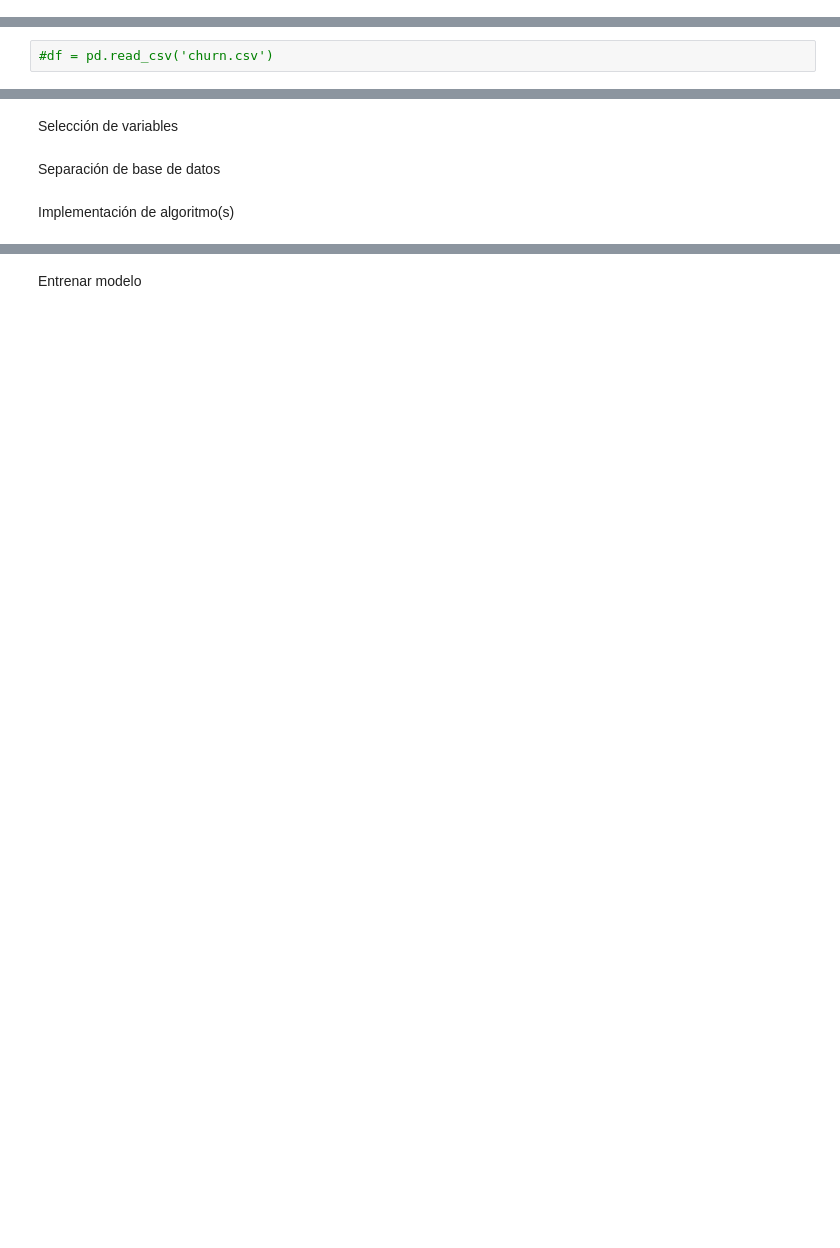
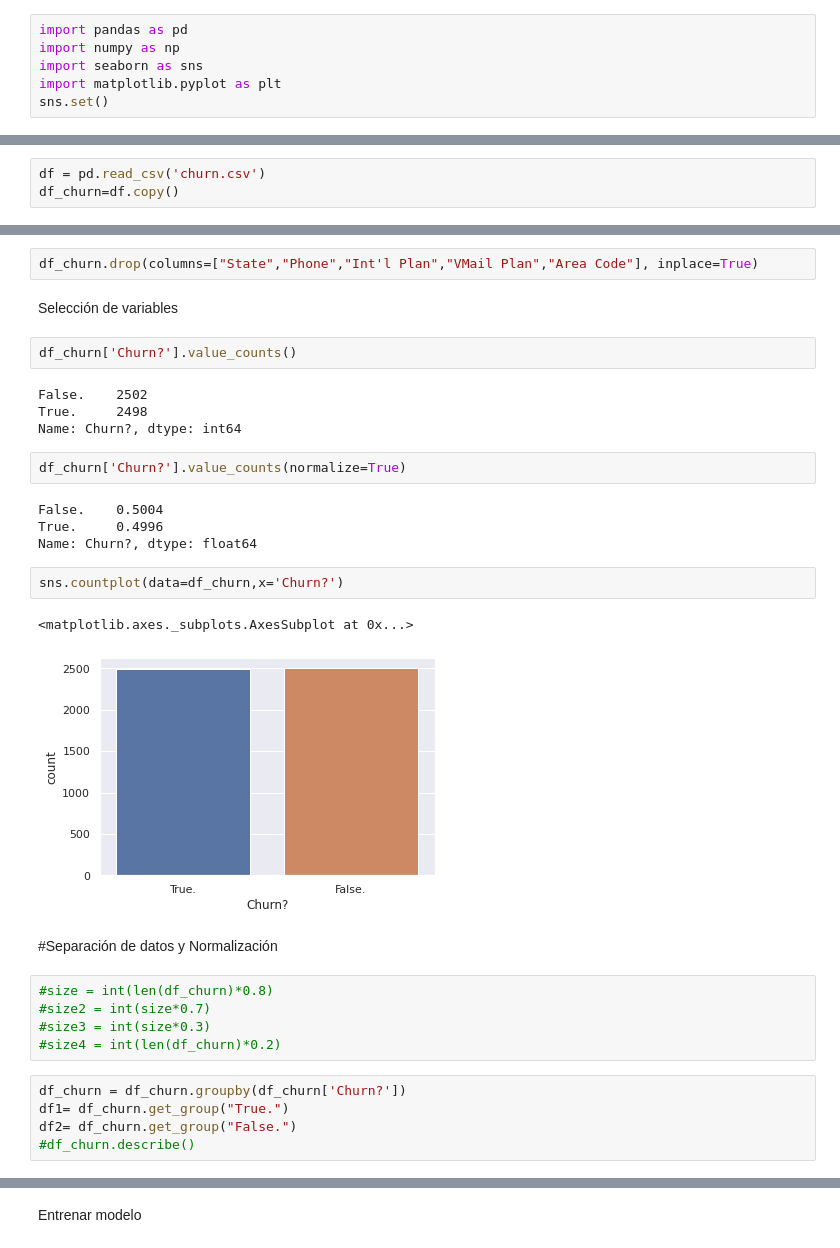
Before and after one commit to EitMD/EspIDMD, a Jupyter notebook: churn_ju.ipynb, the cells around one changed output, grey strips where cells are left out. Saved outputs shown, nothing was run; the diff lists cells and outputs as text; blank space fills up the shorter version.

```diff
--- a/churn_ju.ipynb
+++ b/churn_ju.ipynb
@@ -9,2 +24,8 @@ Mejorando su programa que predice el riesgo de abandono del servicio por parte d
+# %%
+import pandas as pd
+import numpy as np
+import seaborn as sns
+import matplotlib.pyplot as plt
+sns.set()
 # %% [markdown]
 ###Lectura del Dataset
@@ -18,5 +34,6 @@ Cargamos el dataset en un dataframe.
 # %%
-#df = pd.read_csv('churn.csv')
+df = pd.read_csv('churn.csv')
+df_churn=df.copy()
 # %% [markdown]
 Obtenemos la dimensión del dataset
 # %%
@@ -26,6 +98,33 @@ Limpieza de datos
+# %%
+df_churn.drop(columns=["State","Phone","Int'l Plan","VMail Plan","Area Code"], inplace=True)
 # %% [markdown]
 Selección de variables
-# %% [markdown]
-Separación de base de datos
-# %% [markdown]
-Implementación de algoritmo(s)
+# %%
+df_churn['Churn?'].value_counts()
+# %% [output]
+False.    2502
+True.     2498
+Name: Churn?, dtype: int64
+# %%
+df_churn['Churn?'].value_counts(normalize=True)
+# %% [output]
+False.    0.5004
+True.     0.4996
+Name: Churn?, dtype: float64
+# %%
+sns.countplot(data=df_churn,x='Churn?')
+# %% [output]
+<matplotlib.axes._subplots.AxesSubplot at 0x...>
+[figure, added]
+# %% [markdown]
+#Separación de datos y Normalización
+# %%
+#size = int(len(df_churn)*0.8)
+#size2 = int(size*0.7)
+#size3 = int(size*0.3)
+#size4 = int(len(df_churn)*0.2)
+# %%
+df_churn = df_churn.groupby(df_churn['Churn?'])
+df1= df_churn.get_group("True.")
+df2= df_churn.get_group("False.")
+#df_churn.describe()
```
Also changed, not shown: parts of 24 cells of this notebook.
